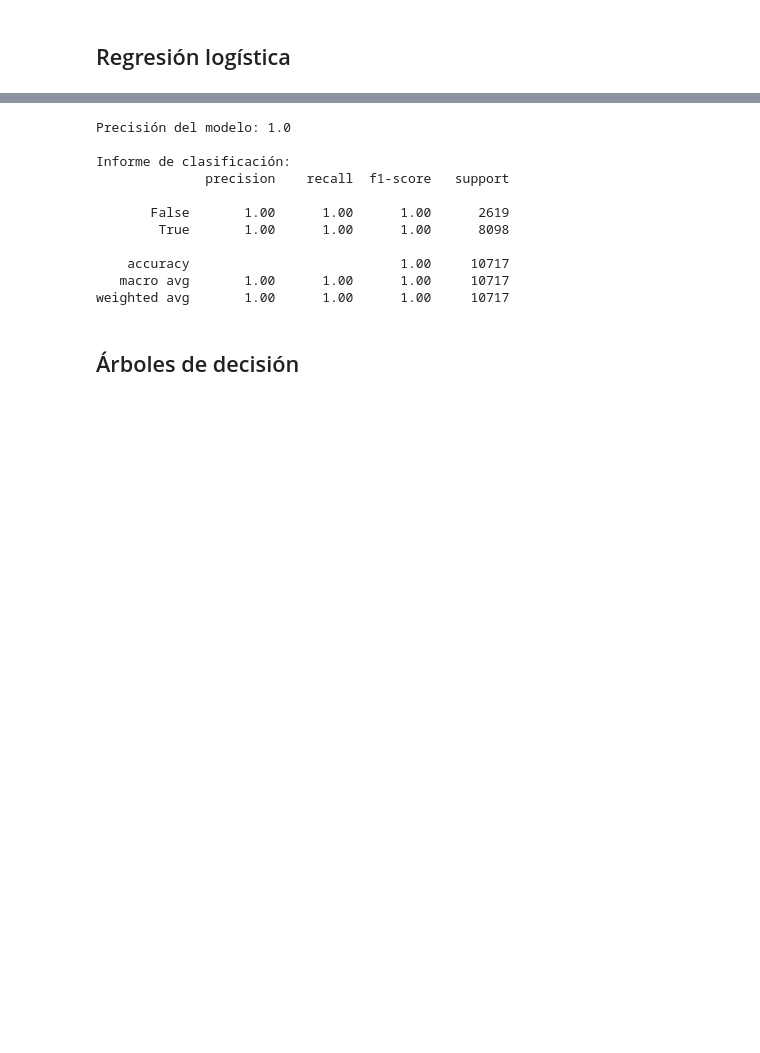
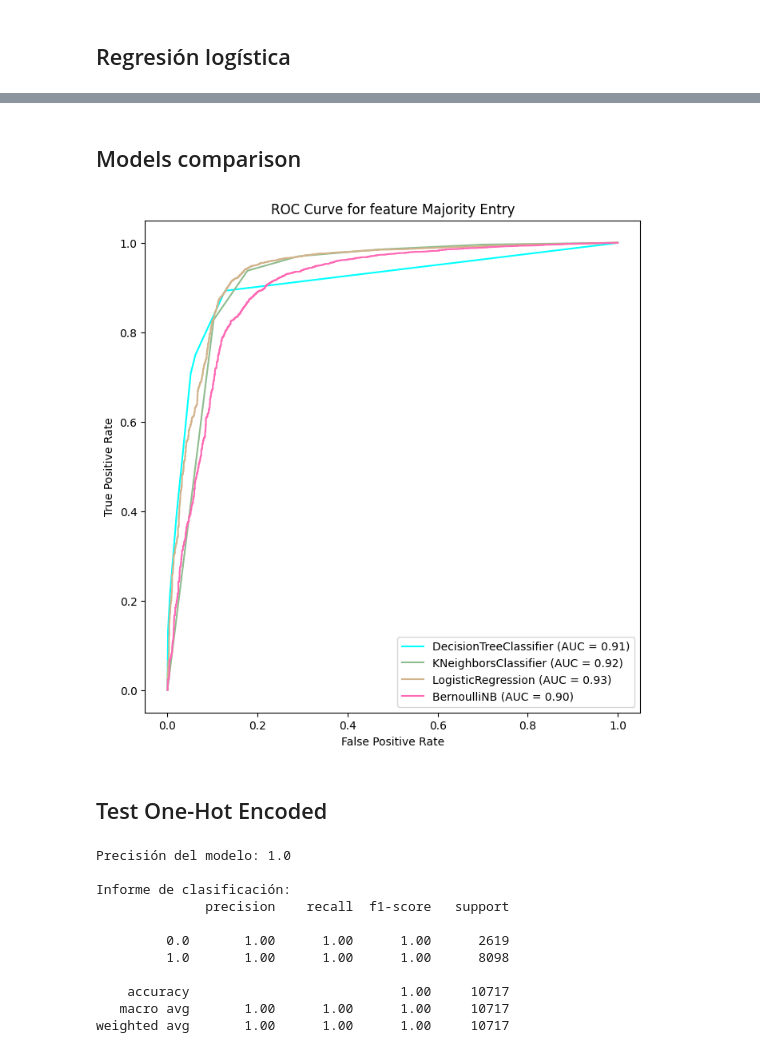
Before and after one commit to JPena-code/minig-course, a Jupyter notebook: notebooks/Classification.ipynb, the cells around one changed output, grey strips where cells are left out. Saved outputs shown, nothing was run; the diff lists cells and outputs as text; code cells hidden in the pictures; blank space fills up the shorter version.

```diff
--- a/notebooks/Classification.ipynb
+++ b/notebooks/Classification.ipynb
@@ -72,0 +270,48 @@ X_train, X_test, y_train, y_test = train_test_split(X, y, test_size=0.2, random_
+# %% [markdown]
+## Models comparison
+# %%
+# Models preparation
+tree_model = DecisionTreeClassifier(
+    criterion='entropy',
+    min_samples_split=0.2,
+    splitter='best')
+
+k_model = KNeighborsClassifier(
+    metric='jaccard',
+    n_jobs=-1)
+
+regression = LogisticRegression(
+    max_iter=200,
+    solver='newton-cholesky',
+    multi_class='ovr',
+    n_jobs=-1,)
+
+bayes_model = BernoulliNB()
+
+# Data preparation, selecting a feature as class for all models
+# Model selected to compare with the others
+X_train, X_test, y_train, y_test = train_test_split(
+    data_[numeric_features],
+    data_['majorityEntry'],
+    test_size=.33,
+    random_state=42)
+
+models = (
+    (tree_model, 'cyan'),
+    (k_model, 'darkseagreen'),
+    (regression, 'tan'),
+    (bayes_model, 'hotpink'))
+# %%
+fig, axes = plt.subplots(figsize=(8, 8))
+for model, color in models:
+    model.fit(X_train, y_train)
+    prediction = model.predict_proba(X_test)
+    roc_display = make_roc_curve(prediction, y_test, 'Minor', model.__class__.__name__)
+    roc_display.plot(ax=axes, color=color)
+
+axes.set_title('ROC Curve for feature Majority Entry')
+fig.show()
+# %% [output]
+[figure, added]
+# %% [markdown]
+## Test One-Hot Encoded
@@ -73,11 +348,10 @@ X_train, X_test, y_train, y_test = train_test_split(X, y, test_size=0.2, random_
 # %%
-
-# Inicializar y entrenar el modelo de regresión logística
-logistic_model = LogisticRegression()
-logistic_model.fit(X_train, y_train)
+# Inicializar y entrenar el modelo de árbol de decisión
+tree_model = DecisionTreeClassifier()
+tree_model.fit(X_train, y_train)
 
 # Realizar predicciones en el conjunto de prueba
-predictions = logistic_model.predict(X_test)
+predictions = tree_model.predict(X_test)
 
 # Evaluar el rendimiento del modelo
 accuracy = accuracy_score(y_test, predictions)
@@ -90,11 +364,9 @@ Precisión del modelo: 1.0
 Informe de clasificación:
               precision    recall  f1-score   support
 
-       False       1.00      1.00      1.00      2619
-        True       1.00      1.00      1.00      8098
+         0.0       1.00      1.00      1.00      2619
+         1.0       1.00      1.00      1.00      8098
 
     accuracy                           1.00     10717
    macro avg       1.00      1.00      1.00     10717
 weighted avg       1.00      1.00      1.00     10717
-# %% [markdown]
-## Árboles de decisión
```
Also changed, not shown: parts of 27 cells of this notebook, 3 other files.
